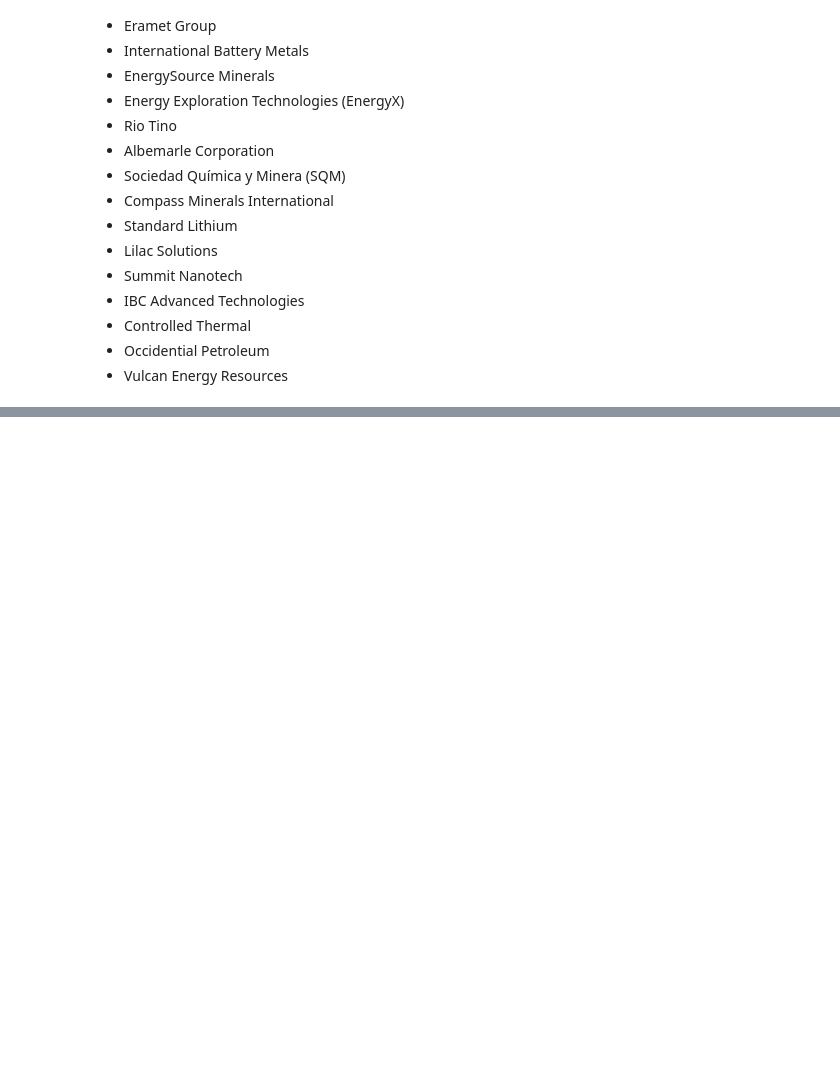
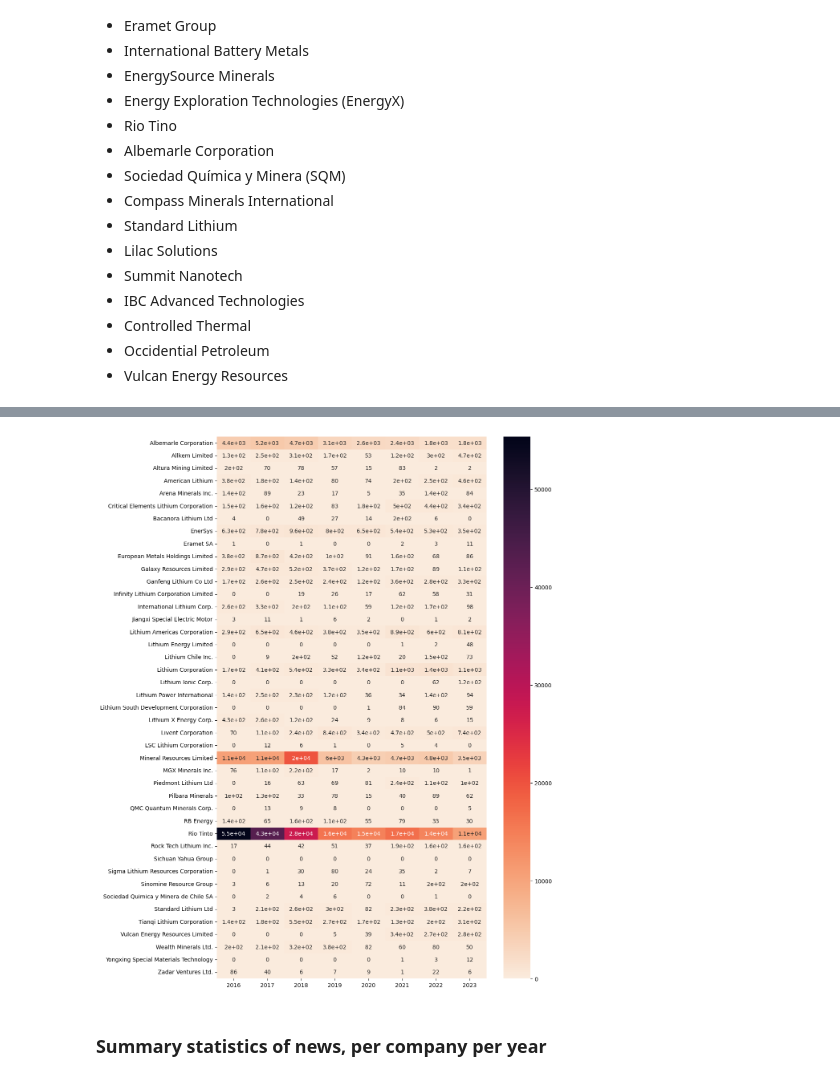
Before and after one commit to BomingZhang-coder/lithium-commodities-dashboard, a Jupyter notebook: jerry/news_analysis2.ipynb, the cells around one changed output, grey strips where cells are left out. Saved outputs shown, nothing was run; the diff lists cells and outputs as text; code cells hidden in the pictures; blank space fills up the shorter version.

```diff
--- a/jerry/news_analysis2.ipynb
+++ b/jerry/news_analysis2.ipynb
@@ -557,9 +562,10 @@ ALL_COMPANY_NAMES1 = compile_entity_names([mining_co_list_clean, lithium_mines_c
 ALL_COMPANY_NAMES2 = compile_entity_names2([refining, mining])
 
 ALL_COMPANY_NAMES = sorted(list(set(ALL_COMPANY_NAMES1 + ALL_COMPANY_NAMES2)))
-for company in ALL_COMPANY_NAMES:
-    # print(f'    OR LOWER(V2Organizations) LIKE "%{company}%"')
-    print(company)
+print(ALL_COMPANY_NAMES)
+# for co in ALL_COMPANY_NAMES:
+    # print(co)
 
-print(len(ALL_COMPANY_NAMES))
+ALL_MINING_COMPANY_NAMES = sorted(list(set(compile_entity_names([mining_co_list_clean, lithium_mines_clean]) + compile_entity_names2([mining]))))
+# ALL_MINING_COMPANY_NAMES
 # %% [output]
@@ -582,0 +578,6 @@ zadar ventures
+# %%
+all_news = pd.read_csv(f'{gdelt_data_dir}/lithium_news_clean.csv', index_col=0)
+all_news.set_index('DATE', inplace=True)
+all_news.index = pd.to_datetime(all_news.index, format = '%Y-%m-%d %H:%M:%S')
+all_news = all_news.sort_index(ascending = True)
+display(all_news)
@@ -582,0 +669,14 @@ zadar ventures
+# %%
+import json
+
+with open("./news_processing_scripts/taxonomy.json") as f:
+    taxonomy = json.load(f)
+# %%
+summary = []
+for company in taxonomy['mining'].keys():
+    company_summary = []
+    company_summary.append(len(get_news_subset(news_df=all_news, company_names=taxonomy['mining'][company])))
+    for year in range(2016, 2024):
+        company_summary.append(len(get_news_subset(news_df=all_news, company_names=taxonomy['mining'][company], year=year)))
+    summary.append(company_summary)
+    print(f"{company} data processed")
@@ -582,0 +701,11 @@ zadar ventures
+# %%
+summary_df = pd.DataFrame(summary, index=taxonomy['mining'].keys(), columns=['2016-2023'] + [str(i) for i in range(2016, 2024)])
+
+fig, ax = plt.subplots(figsize = (12, 15))
+sns.heatmap(summary_df[[str(i) for i in range(2016, 2024)]], annot=True, cmap=sns.color_palette("rocket_r", as_cmap=True))
+plt.subplots_adjust(left=0.3, right=1, bottom=0.05, top=0.95)
+plt.savefig(f"{results_dir}/task1_count_heatmap.png")
+# %% [output]
+[figure, added]
+# %% [markdown]
+### Summary statistics of news, per company per year
```
Also changed, not shown: parts of 34 cells of this notebook, 18 other files.
